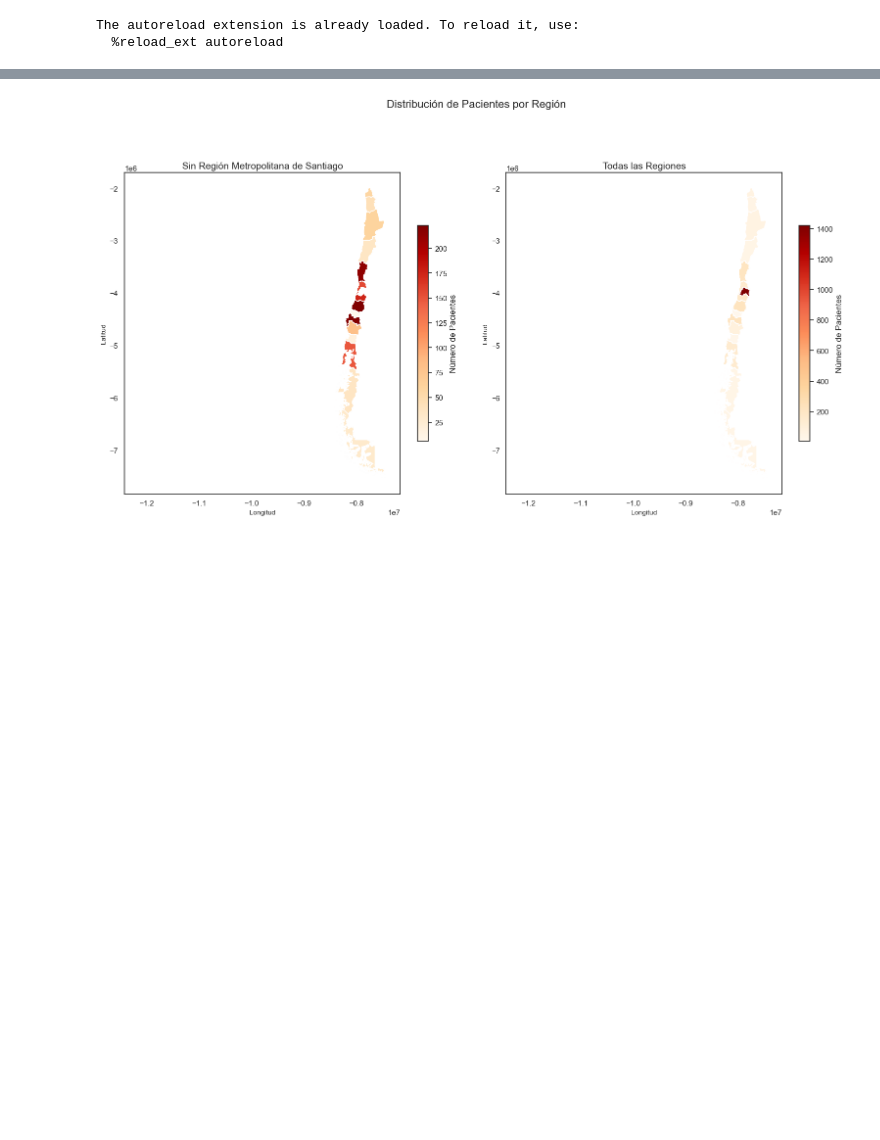
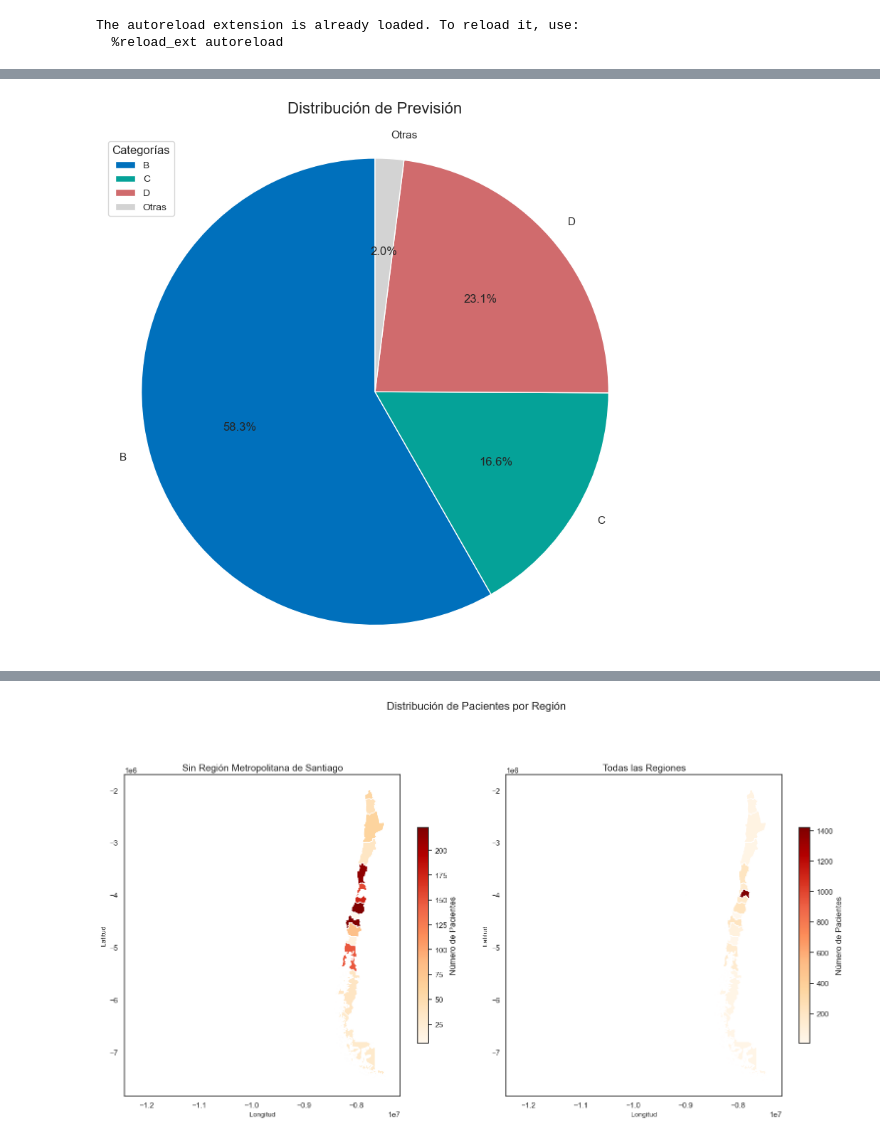
Before and after one commit to JavierRojas14/congenitas-ambulatorio, a Jupyter notebook: notebooks/test.ipynb, the cells around one changed output, grey strips where cells are left out. Cells and saved outputs as stored; diff of their text form; code cells hidden in the pictures; blank space fills up the shorter version.

```diff
--- a/notebooks/test.ipynb
+++ b/notebooks/test.ipynb
@@ -127,3 +128,39 @@ plt.show()
+# %%
+# Set a threshold for categorizing "low-frequency" categories
+threshold = (
+    prevision.sum() * 0.05
+)  # e.g., categories with less than 5% of total sum will be grouped
+
+# Group categories with low frequencies into "Other"
+prevision_grouped = prevision[prevision >= threshold]
+prevision_grouped["Otras"] = prevision[prevision < threshold].sum()
+
+# Create a prettier pie plot
+fig, ax = plt.subplots(figsize=(8, 8))  # Larger figure for better clarity
+prevision_grouped.plot(
+    kind="pie",
+    ax=ax,
+    autopct="%1.1f%%",
+    startangle=90,
+    # pctdistance=1.2,  # Move percentage labels outside the pie
+    # labeldistance=1.4,
+)
+
+# Set title and adjust layout
+fig.suptitle("Distribución de Previsión", fontsize=16)  # Adjust 'y' to move title upwards
+ax.set_ylabel("")  # Remove y-axis label for better clarity
+
+# Add a legend with specific settings
+ax.legend(title="Categorías", loc="upper left", fontsize=10)
+
+# Make sure the pie is displayed as a circle
+ax.axis("equal")  # Equal aspect ratio ensures that pie is drawn as a circle.
+
+# Show the plot
+plt.tight_layout()
+plt.show()
+# %% [output]
+[figure, added]
 # %%
 prevision.plot(kind="pie")
 # %% [output]
```
Also changed, not shown: parts of 4 cells of this notebook.
